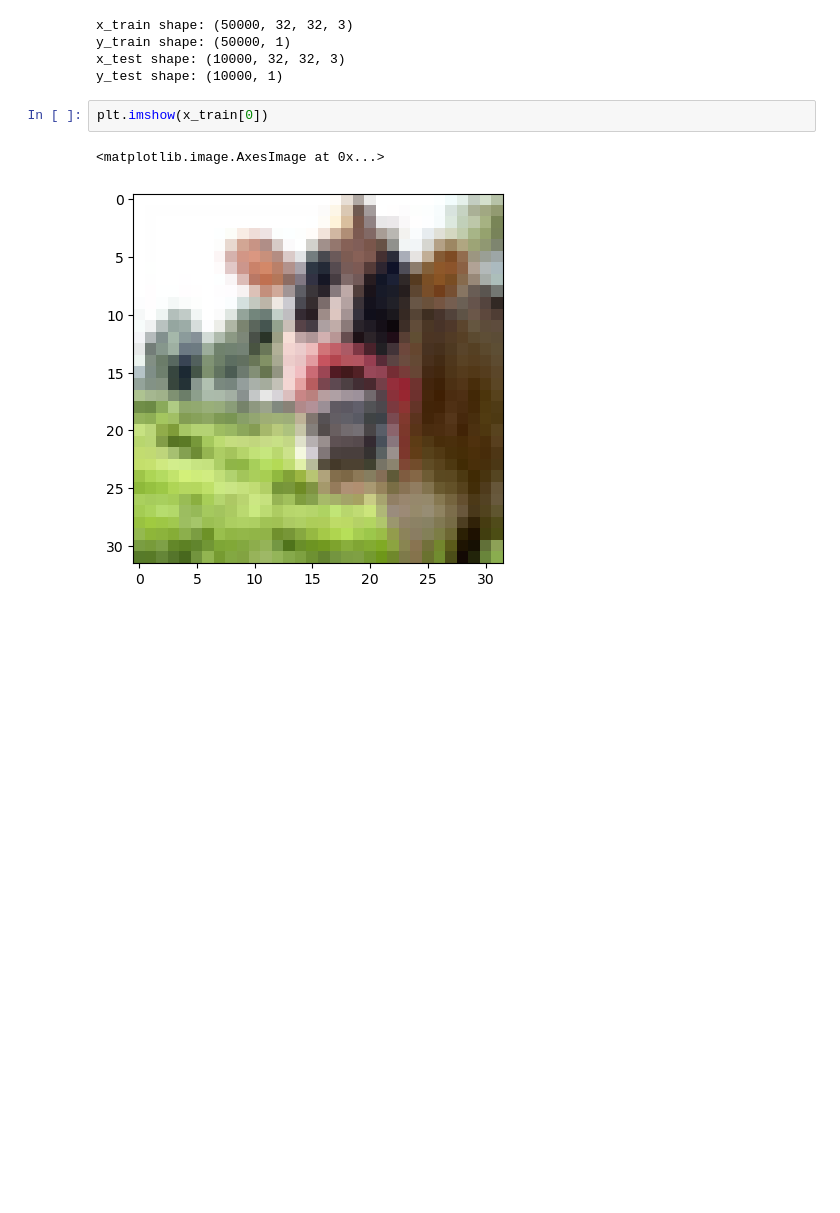
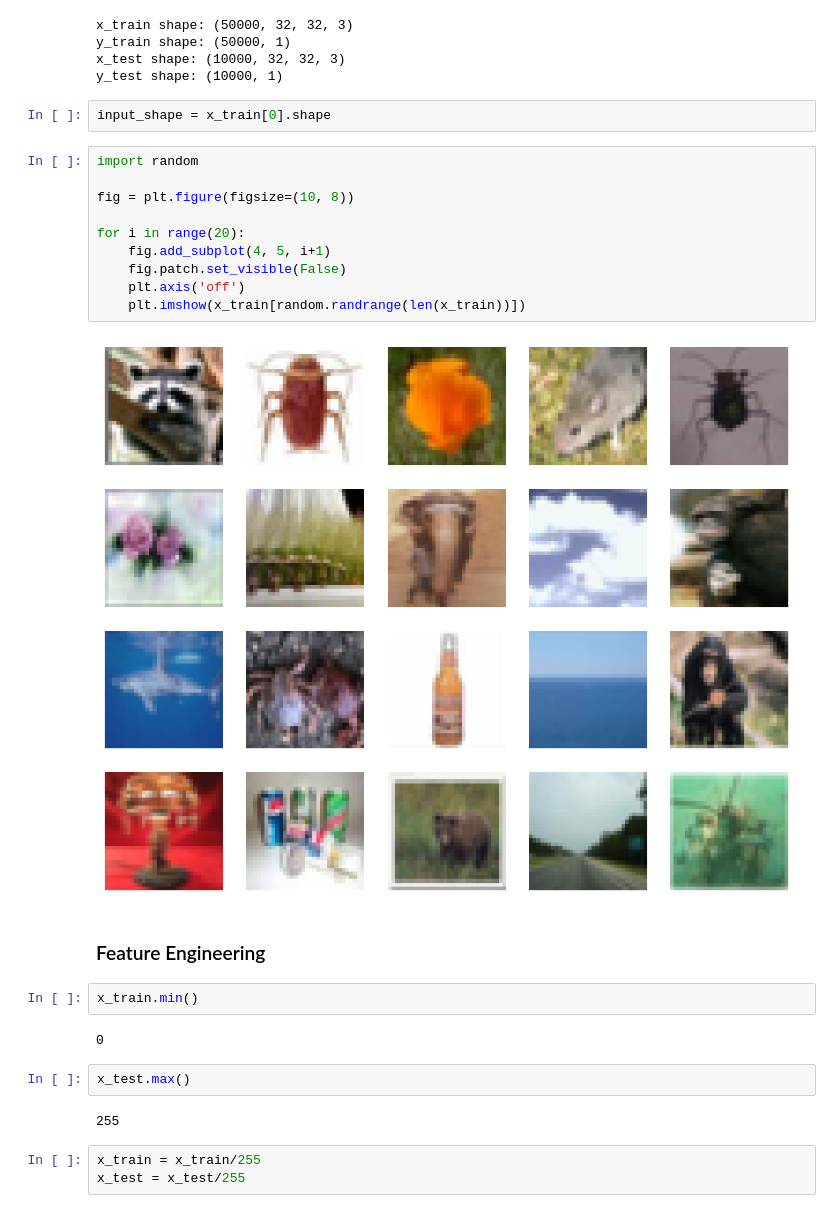
Before and after one commit to j584lee98/CNN-CIFAR100, a Jupyter notebook: cifar100-keras.ipynb, the cells around one changed output. Drawn from its saved outputs; the diff is of its cells as text; blank space fills up the shorter version.

Commit message:
Basic CNN approach for CIFAR-100 with image predictions

```diff
--- a/cifar100-keras.ipynb
+++ b/cifar100-keras.ipynb
@@ -18,7 +20,29 @@ y_train shape: (50000, 1)
 x_test shape: (10000, 32, 32, 3)
 y_test shape: (10000, 1)
 # %%
-plt.imshow(x_train[0])
+input_shape = x_train[0].shape
-# %% [output]
-<matplotlib.image.AxesImage at 0x...>
-[figure, removed]
+# %%
+import random
+
+fig = plt.figure(figsize=(10, 8))
+
+for i in range(20):
+    fig.add_subplot(4, 5, i+1)
+    fig.patch.set_visible(False)
+    plt.axis('off')
+    plt.imshow(x_train[random.randrange(len(x_train))])
+# %% [output]
+[figure, added]
+# %% [markdown]
+### Feature Engineering
+# %%
+x_train.min()
+# %% [output]
+0
+# %%
+x_test.max()
+# %% [output]
+255
+# %%
+x_train = x_train/255
+x_test = x_test/255
```
Also changed, not shown: parts of 17 cells of this notebook, 4 other files.
